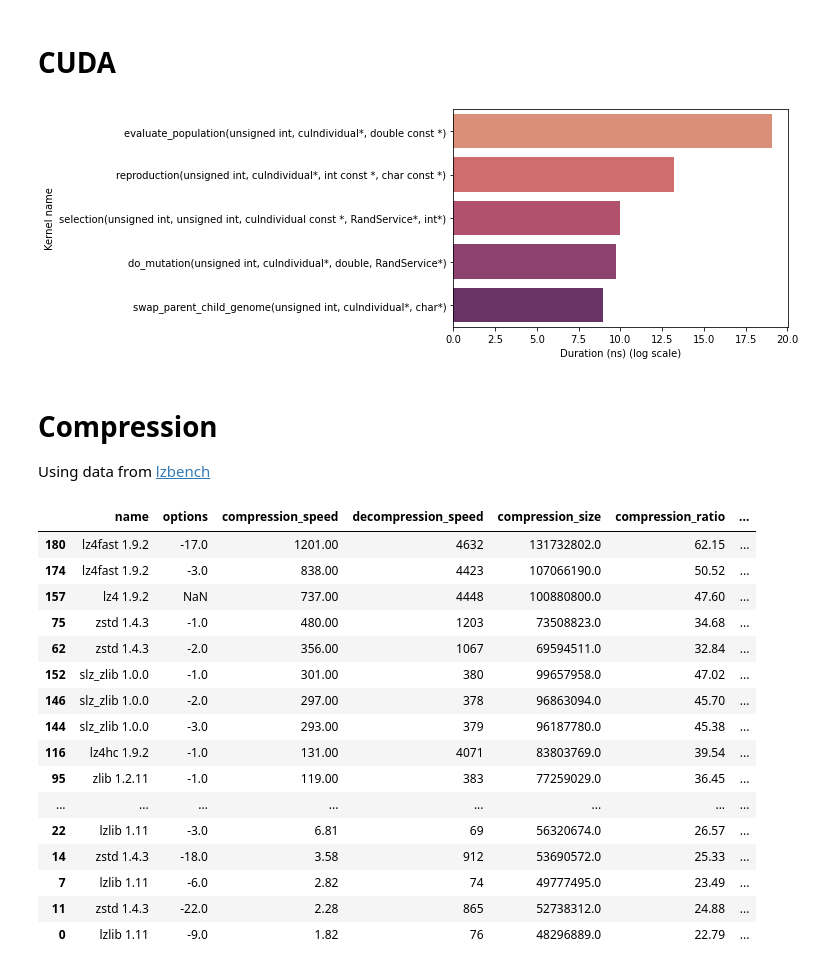
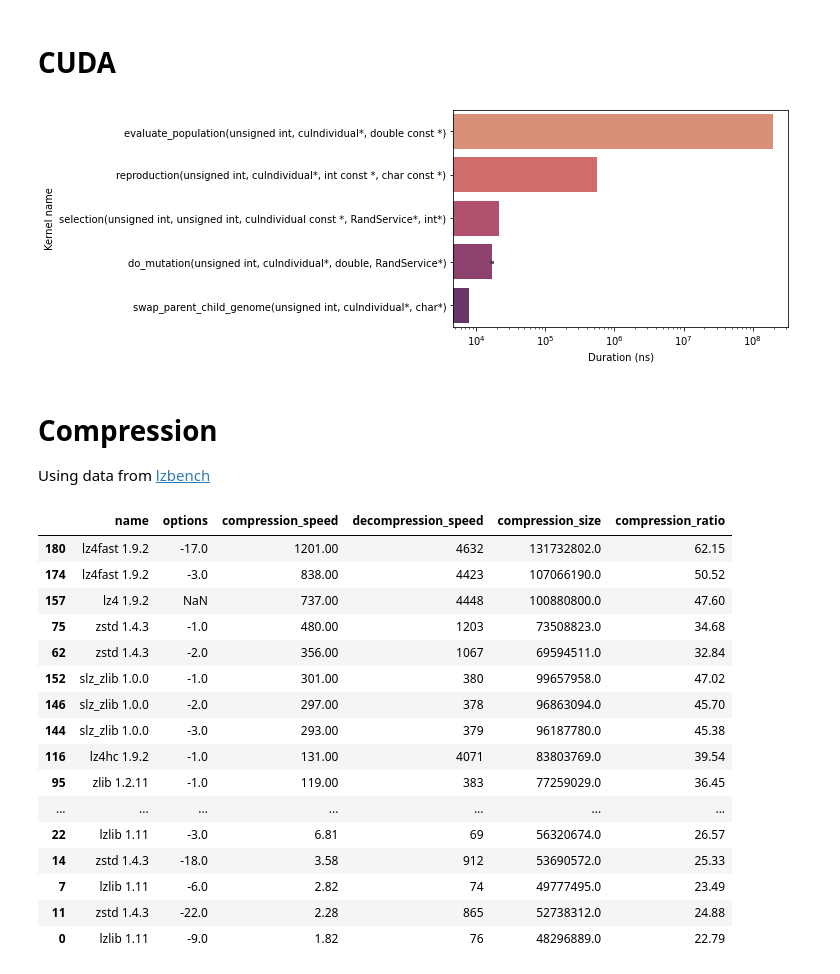
Before and after one commit to teobouvard/aevol-hpc, a Jupyter notebook: report/analysis.ipynb, the cells around one changed output. Saved outputs shown, nothing was run; the diff lists cells and outputs as text; code cells hidden in the pictures.

Commit message:
Add compression benchmarks and kernel timings figures

```diff
--- a/report/analysis.ipynb
+++ b/report/analysis.ipynb
@@ -82,46 +173,44 @@ fig.savefig('img/benchmark_omp_static_small.pdf')
 N_ITERATIONS = 500
 df = pd.read_csv('../benchmarks/kernel_timings_full.csv')
 
-# taking logarithm because evaluate is so slow
-df["duration_log"] = np.log(df["Duration(ns)"])
-
 # do not show kernel called only once and memory transfers
 df = df.groupby(by='Name').filter(lambda x: len(x) == N_ITERATIONS or len(x) == N_ITERATIONS+1)
 
-df.sort_values(['duration_log'], ascending=False, inplace=True)
+df.sort_values(['Duration(ns)'], ascending=False, inplace=True)
 # %%
-ax = sns.barplot(data=df, x="duration_log", y="Name", palette='flare')
-ax.set_xlabel("Duration (ns) (log scale)")
+ax = sns.barplot(data=df, x="Duration(ns)", y="Name", palette='flare')
+ax.set(xscale="log")
+
+ax.set_xlabel("Duration (ns)")
 ax.set_ylabel("Kernel name")
 
 ax.get_figure().savefig('img/kernel_timings.pdf', bbox_inches='tight')
 # %% [output]
-[figure, old version]
+[figure, new version]
 # %% [markdown]
 # Compression
 
 Using data from [lzbench](https://github.com/inikep/lzbench)
 # %%
 df = pd.read_csv("../benchmarks/compression.csv")
-df["log_compression_speed"] = np.log(df["compression_speed"])
 df = df[df["name"].str.contains("zlib|lz4|zstd")]
 df.sort_values("compression_speed", ascending=False)
 # %% [output]
-|  | name | options | compression_speed | decompression_speed | compression_size | compression_ratio | ... |
-| 180 | lz4fast 1.9.2 | -17.0 | 1201.00 | 4632 | 131732802.0 | 62.15 | ... |
-| 174 | lz4fast 1.9.2 | -3.0 | 838.00 | 4423 | 107066190.0 | 50.52 | ... |
-| 157 | lz4 1.9.2 | NaN | 737.00 | 4448 | 100880800.0 | 47.60 | ... |
-| 75 | zstd 1.4.3 | -1.0 | 480.00 | 1203 | 73508823.0 | 34.68 | ... |
-| 62 | zstd 1.4.3 | -2.0 | 356.00 | 1067 | 69594511.0 | 32.84 | ... |
-| 152 | slz_zlib 1.0.0 | -1.0 | 301.00 | 380 | 99657958.0 | 47.02 | ... |
-| 146 | slz_zlib 1.0.0 | -2.0 | 297.00 | 378 | 96863094.0 | 45.70 | ... |
-| 144 | slz_zlib 1.0.0 | -3.0 | 293.00 | 379 | 96187780.0 | 45.38 | ... |
-| 116 | lz4hc 1.9.2 | -1.0 | 131.00 | 4071 | 83803769.0 | 39.54 | ... |
-| 95 | zlib 1.2.11 | -1.0 | 119.00 | 383 | 77259029.0 | 36.45 | ... |
-| ... | ... | ... | ... | ... | ... | ... | ... |
-| 22 | lzlib 1.11 | -3.0 | 6.81 | 69 | 56320674.0 | 26.57 | ... |
-| 14 | zstd 1.4.3 | -18.0 | 3.58 | 912 | 53690572.0 | 25.33 | ... |
-| 7 | lzlib 1.11 | -6.0 | 2.82 | 74 | 49777495.0 | 23.49 | ... |
-| 11 | zstd 1.4.3 | -22.0 | 2.28 | 865 | 52738312.0 | 24.88 | ... |
-| 0 | lzlib 1.11 | -9.0 | 1.82 | 76 | 48296889.0 | 22.79 | ... |
+|  | name | options | compression_speed | decompression_speed | compression_size | compression_ratio |
+| 180 | lz4fast 1.9.2 | -17.0 | 1201.00 | 4632 | 131732802.0 | 62.15 |
+| 174 | lz4fast 1.9.2 | -3.0 | 838.00 | 4423 | 107066190.0 | 50.52 |
+| 157 | lz4 1.9.2 | NaN | 737.00 | 4448 | 100880800.0 | 47.60 |
+| 75 | zstd 1.4.3 | -1.0 | 480.00 | 1203 | 73508823.0 | 34.68 |
+| 62 | zstd 1.4.3 | -2.0 | 356.00 | 1067 | 69594511.0 | 32.84 |
+| 152 | slz_zlib 1.0.0 | -1.0 | 301.00 | 380 | 99657958.0 | 47.02 |
+| 146 | slz_zlib 1.0.0 | -2.0 | 297.00 | 378 | 96863094.0 | 45.70 |
+| 144 | slz_zlib 1.0.0 | -3.0 | 293.00 | 379 | 96187780.0 | 45.38 |
+| 116 | lz4hc 1.9.2 | -1.0 | 131.00 | 4071 | 83803769.0 | 39.54 |
+| 95 | zlib 1.2.11 | -1.0 | 119.00 | 383 | 77259029.0 | 36.45 |
+| ... | ... | ... | ... | ... | ... | ... |
+| 22 | lzlib 1.11 | -3.0 | 6.81 | 69 | 56320674.0 | 26.57 |
+| 14 | zstd 1.4.3 | -18.0 | 3.58 | 912 | 53690572.0 | 25.33 |
+| 7 | lzlib 1.11 | -6.0 | 2.82 | 74 | 49777495.0 | 23.49 |
+| 11 | zstd 1.4.3 | -22.0 | 2.28 | 865 | 52738312.0 | 24.88 |
+| 0 | lzlib 1.11 | -9.0 | 1.82 | 76 | 48296889.0 | 22.79 |
 # %%
```
Also changed, not shown: parts of 15 cells of this notebook, 7 other files.
